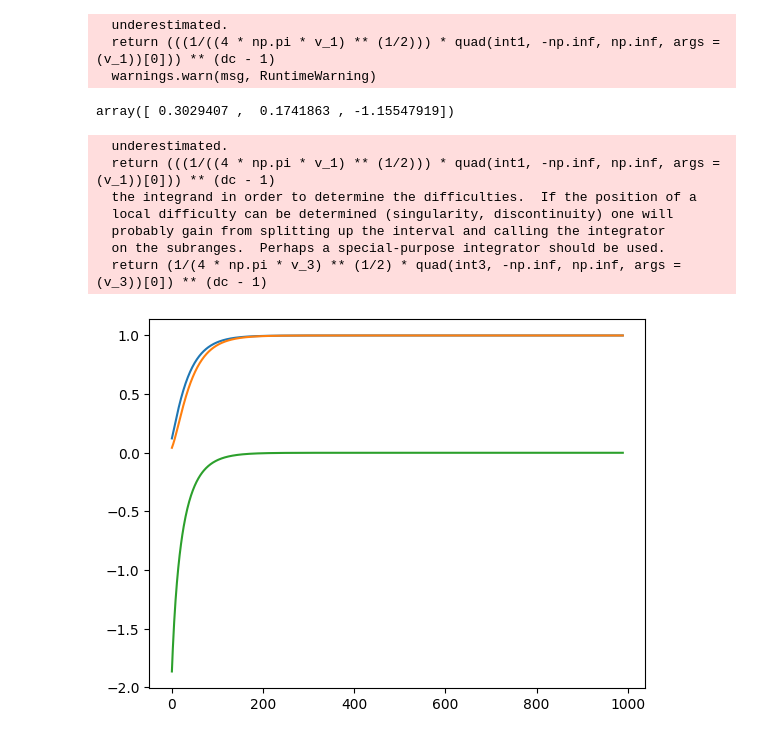
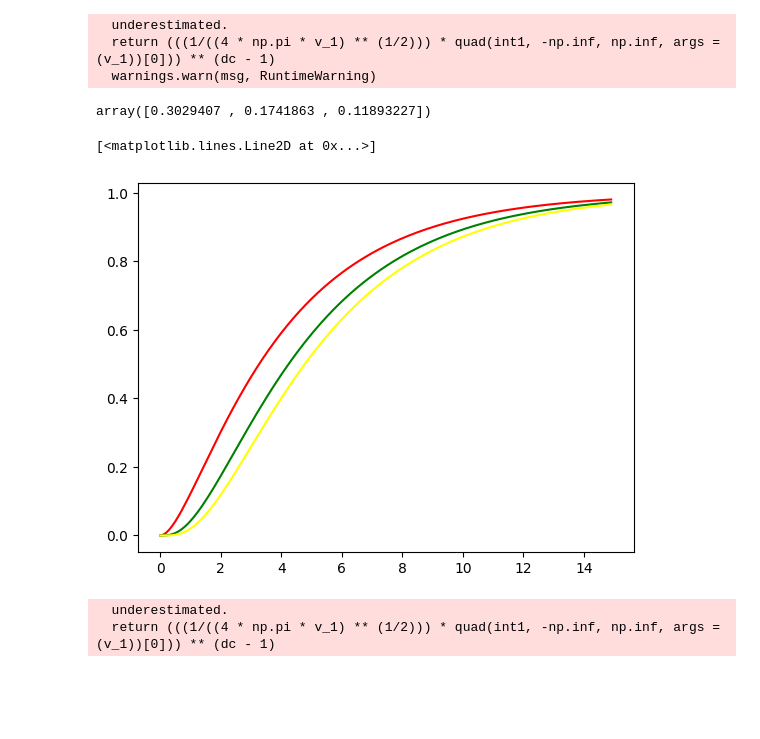
Before and after one commit to 228egger/LDPC_decoder, a Jupyter notebook: Solver for mix.ipynb, the cells around one changed output. Cells and saved outputs as stored; diff of their text form; code cells hidden in the pictures; blank space fills up the shorter version.

```diff
--- a/Solver for mix.ipynb
+++ b/Solver for mix.ipynb
@@ -8,19 +8,19 @@ import matplotlib.pyplot as plt
 def int1(x, a):
     return np.exp(-((x - a)** 2)/(4 * a)) * np.tanh(x/2)
 # %%
-def f_1(v_1, dc):
+def h_1(v_1, dc = 2):
     return (((1/((4 * np.pi * v_1) ** (1/2))) * quad(int1, -np.inf, np.inf, args = (v_1))[0])) ** (dc - 1)
 # %%
 def int2(x, a):
     return np.exp(-(x - a)** 2/(4 * a)) * (np.tanh(x/2)) ** 3
 # %%
-def f_2(v_2, dc):
+def h_3(v_2, dc = 2):
     return (1/(4 * np.pi * v_2) ** (1/2) * quad(int2, -np.inf, np.inf, args = (v_2))[0]) ** (dc - 1)
 # %%
 def int3(x, a):
     return np.exp(-(x - a)** 2/(4 * a)) * (np.tanh(x/2)) ** 5
 # %%
-def f_3(v_3, dc):
+def h_5(v_3, dc = 2):
     return (1/(4 * np.pi * v_3) ** (1/2) * quad(int3, -np.inf, np.inf, args = (v_3))[0]) ** (dc - 1)
 # %%
 def int4(x, a):
@@ -31,19 +31,19 @@ def f_4(v_3, dc):
 # %%
 def f123(vars, dc = 3):
     a, b, c = vars
-    f_1_ = a * (f_1(b, dc)) + (1 - a) * (f_1(c, dc))
-    f_2_ = a * (f_2(b, dc)) + (1 - a) * (f_2(c, dc))
-    f_3_ = a * (f_3(b, dc)) + (1 - a) * (f_3(c, dc))
-    return [f_1_, f_2_, f_3_]
+    h_1_ = a * (h_1(b, dc)) + (1 - a) * (h_1(c, dc))
+    h_2_ = a * (h_3(b, dc)) + (1 - a) * (h_3(c, dc))
+    h_3_ = a * (h_5(b, dc)) + (1 - a) * (h_5(c, dc))
+    return [h_1_, h_2_, h_3_]
 
 
-def const_gen(mu):
-    return [f_1(mu, dc), f_2(mu, dc), f_3(mu, dc)]
+def const_gen(mu, dc):
+    return [h_1(mu, dc), h_3(mu, dc), h_5(mu, dc)]
 
 
 dc = 3
 def solver(eq, dc, mu):
-    num = const_gen(mu)
+    num = const_gen(mu, dc)
 
     solution = fsolve(eq, num)
     return solution
@@ -53,5 +53,21 @@ solution
   underestimated.
   return (((1/((4 * np.pi * v_1) ** (1/2))) * quad(int1, -np.inf, np.inf, args = (v_1))[0])) ** (dc - 1)
   warnings.warn(msg, RuntimeWarning)
-array([ 0.3029407 ,  0.1741863 , -1.15547919])
+array([0.3029407 , 0.1741863 , 0.11893227])
+# %%
+mu = np.arange(1e-5, 15, 0.1)
+res_1 = [0] * len(mu)
+res_2 = [0] * len(mu)
+res_3 = [0] * len(mu)
+for i in range(len(mu)):
+    res_1[i] = h_1(mu[i], dc = 3)
+    res_2[i] = h_3(mu[i], dc = 3)
+    res_3[i] = h_5(mu[i], dc = 3)
+
+plt.plot(mu, res_1, 'red')
+plt.plot(mu, res_2, 'green')
+plt.plot(mu, res_3, 'yellow')
+# %% [output]
+[<matplotlib.lines.Line2D at 0x...>]
+[figure, added]
 # %%
@@ -62,18 +78,11 @@ mse = np.zeros(mu.size)
 dc = 3
 for i in range(len(mu)):
     ans[i] = solver(f123, dc, mu[i])
-    res = np.array([f_1(ans[i][0], dc), f_2(ans[i][2], dc), f_3(ans[i][2], dc)])
-    mse[i] = np.linalg.norm(res - const_gen(mu[i]), 2)
+
+    res = np.array([a * h_1(b, dc) + (1 - a) * h_1(c, dc),
+                    a * h_3(b, dc) + (1 - a) * h_3(c, dc),
+                    a * h_5(b, dc) + (1 - a) * h_5(c, dc)])
+    mse[i] = np.linalg.norm(res, 2)
 # %% [output]
   underestimated.
   return (((1/((4 * np.pi * v_1) ** (1/2))) * quad(int1, -np.inf, np.inf, args = (v_1))[0])) ** (dc - 1)
-  the integrand in order to determine the difficulties.  If the position of a
-  local difficulty can be determined (singularity, discontinuity) one will
-  probably gain from splitting up the interval and calling the integrator
-  on the subranges.  Perhaps a special-purpose integrator should be used.
-  return (1/(4 * np.pi * v_3) ** (1/2) * quad(int3, -np.inf, np.inf, args = (v_3))[0]) ** (dc - 1)
-# %%
-for i in range(3):
-    plt.plot(ans[:, i])
-# %% [output]
-[figure, removed]
```
Also changed, not shown: parts of 10 cells of this notebook.
